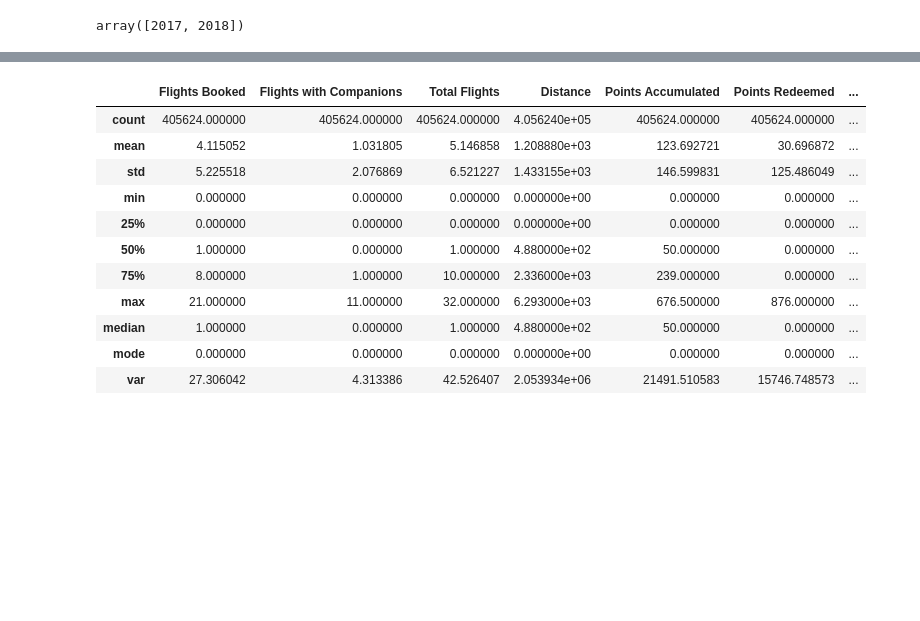
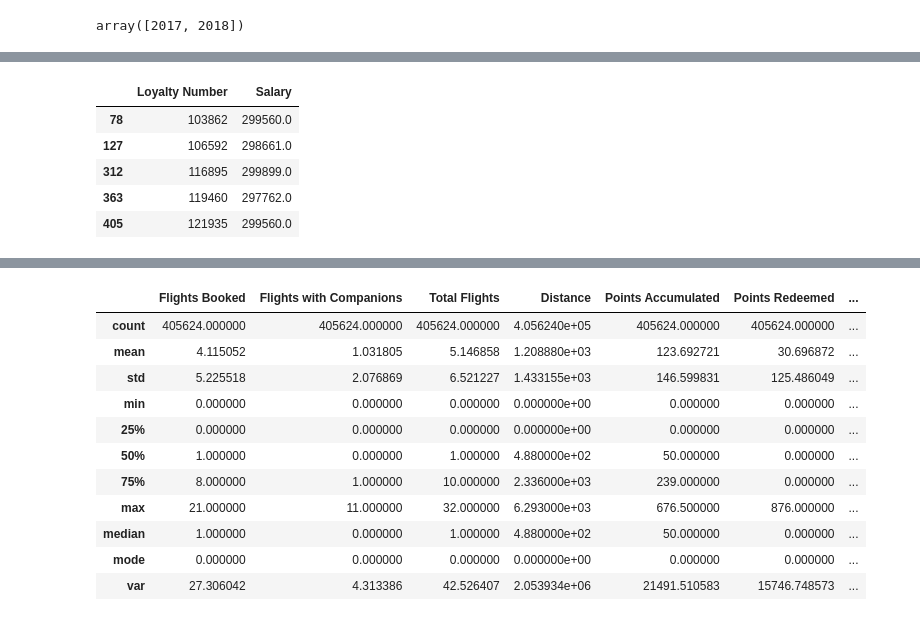
Before and after one commit to Adalab/bda-modulo-3-evaluacion-final-Ruthpsegovia, a Jupyter notebook: Evaluacion-Modulo-3-Ruth-Perez-Segovia.ipynb, the cells around one changed output, grey strips where cells are left out. Saved outputs shown, nothing was run; the diff lists cells and outputs as text; code cells hidden in the pictures; blank space fills up the shorter version.

```diff
--- a/Evaluacion-Modulo-3-Ruth-Perez-Segovia.ipynb
+++ b/Evaluacion-Modulo-3-Ruth-Perez-Segovia.ipynb
@@ -151,0 +219,11 @@ array([2017, 2018])
+# %%
+# Buscamos salarios muy altos (posibles outliers / errores)
+q99 = df_merged["Salary"].quantile(0.99)
+df_merged[df_merged["Salary"] > q99][["Loyalty Number","Salary"]].head()
+# %% [output]
+|  | Loyalty Number | Salary |
+| 78 | 103862 | 299560.0 |
+| 127 | 106592 | 298661.0 |
+| 312 | 116895 | 299899.0 |
+| 363 | 119460 | 297762.0 |
+| 405 | 121935 | 299560.0 |
```
Also changed, not shown: parts of 31 cells of this notebook.
